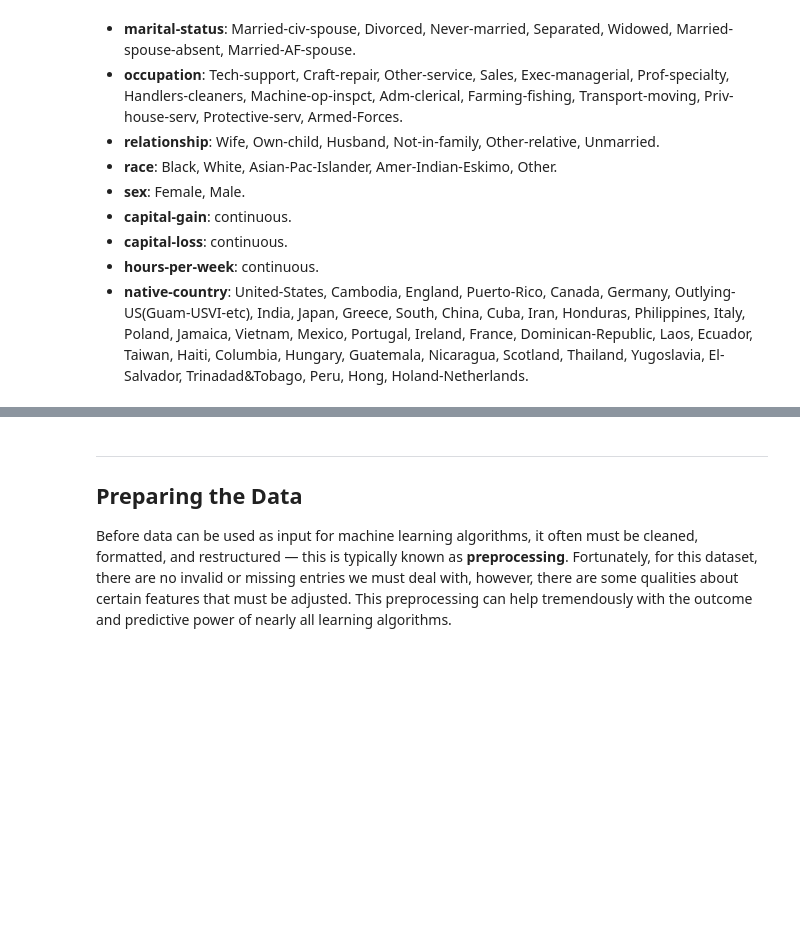
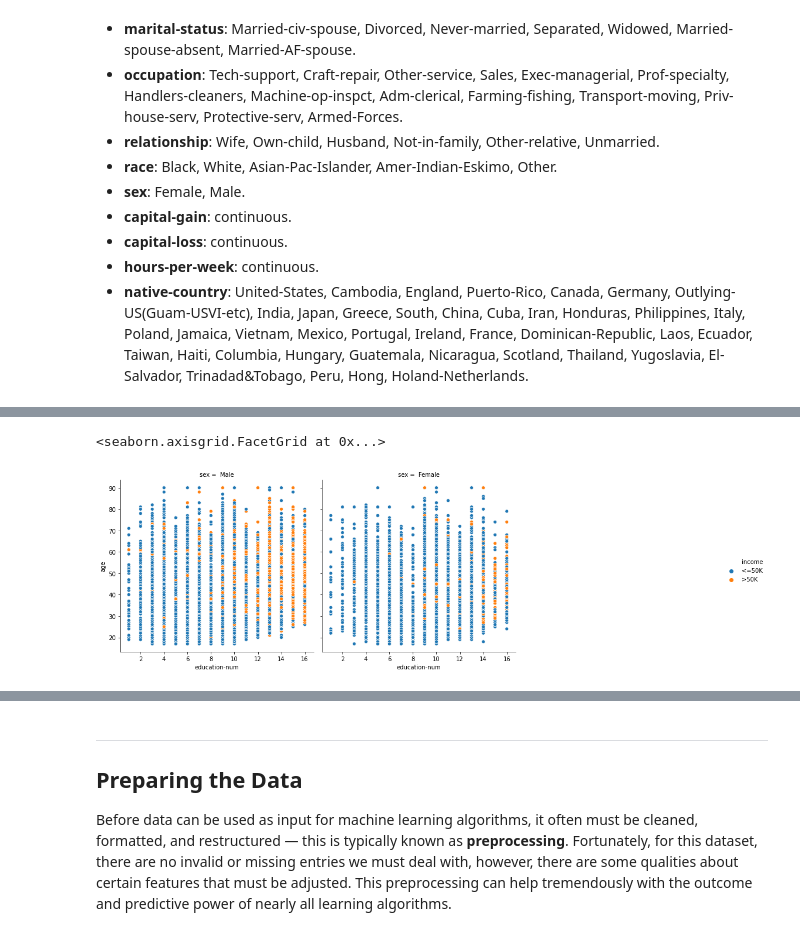
Before and after one commit to yufrances90/Finding-Donors-for-CharityML, a Jupyter notebook: finding_donors_1.ipynb, the cells around one changed output, grey strips where cells are left out. Saved outputs shown, nothing was run; the diff lists cells and outputs as text; code cells hidden in the pictures; blank space fills up the shorter version.

```diff
--- a/finding_donors_1.ipynb
+++ b/finding_donors_1.ipynb
@@ -71,0 +108,5 @@ Percentage of individuals making more than $50,000: 24.78439697492371%
+# %%
+sns.relplot(x="education-num", y="age", hue='income', data=data, col='sex', col_wrap=3)
+# %% [output]
+<seaborn.axisgrid.FacetGrid at 0x...>
+[figure, added]
```
Also changed, not shown: parts of 13 cells of this notebook, 1 other file.
